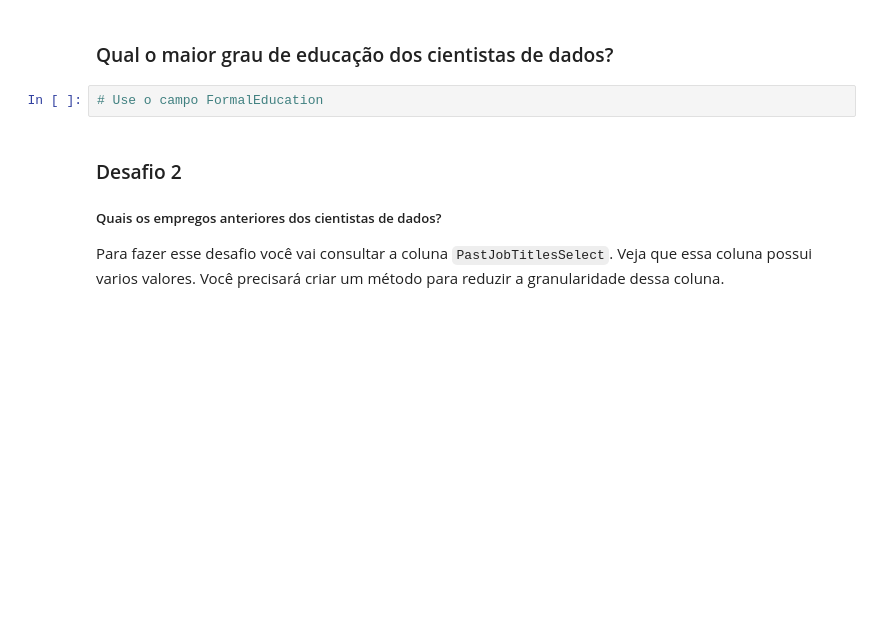
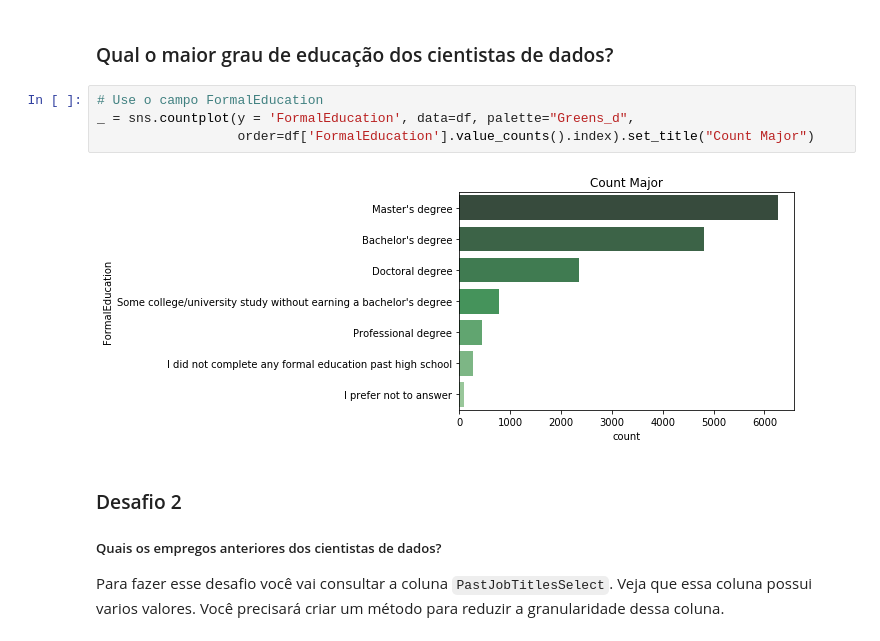
Before and after one commit to somostera/tera-datascience-out2018, a Jupyter notebook: 09-data-visualization/DataVisualization-2.ipynb, the cells around one changed output. Drawn from its saved outputs; the diff is of its cells as text; blank space fills up the shorter version.

```diff
--- a/09-data-visualization/DataVisualization-2.ipynb
+++ b/09-data-visualization/DataVisualization-2.ipynb
@@ -26,8 +33,12 @@ A maioria dos cientistas de dados estudou ciência da computação, matemática
 E se trocarmos os y por um x?
 # %% [markdown]
 ### Qual o maior grau de educação dos cientistas de dados?
-# %%
-# Use o campo FormalEducation
+# %%
+# Use o campo FormalEducation
+_ = sns.countplot(y = 'FormalEducation', data=df, palette="Greens_d",
+                  order=df['FormalEducation'].value_counts().index).set_title("Count Major")
+# %% [output]
+[figure, added]
 # %% [markdown]
 ### Desafio 2
 ##### Quais os empregos anteriores dos cientistas de dados?
```
Also changed, not shown: parts of 12 cells of this notebook, 15 other files.
